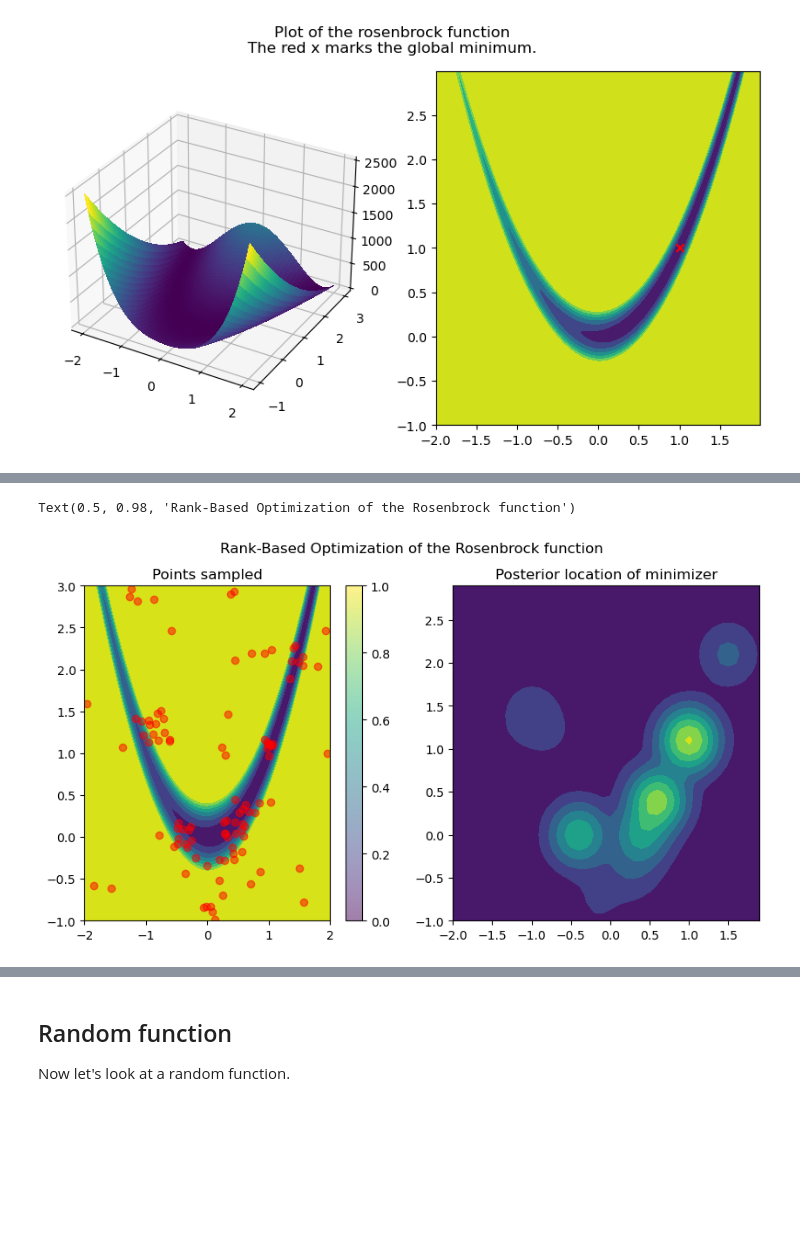
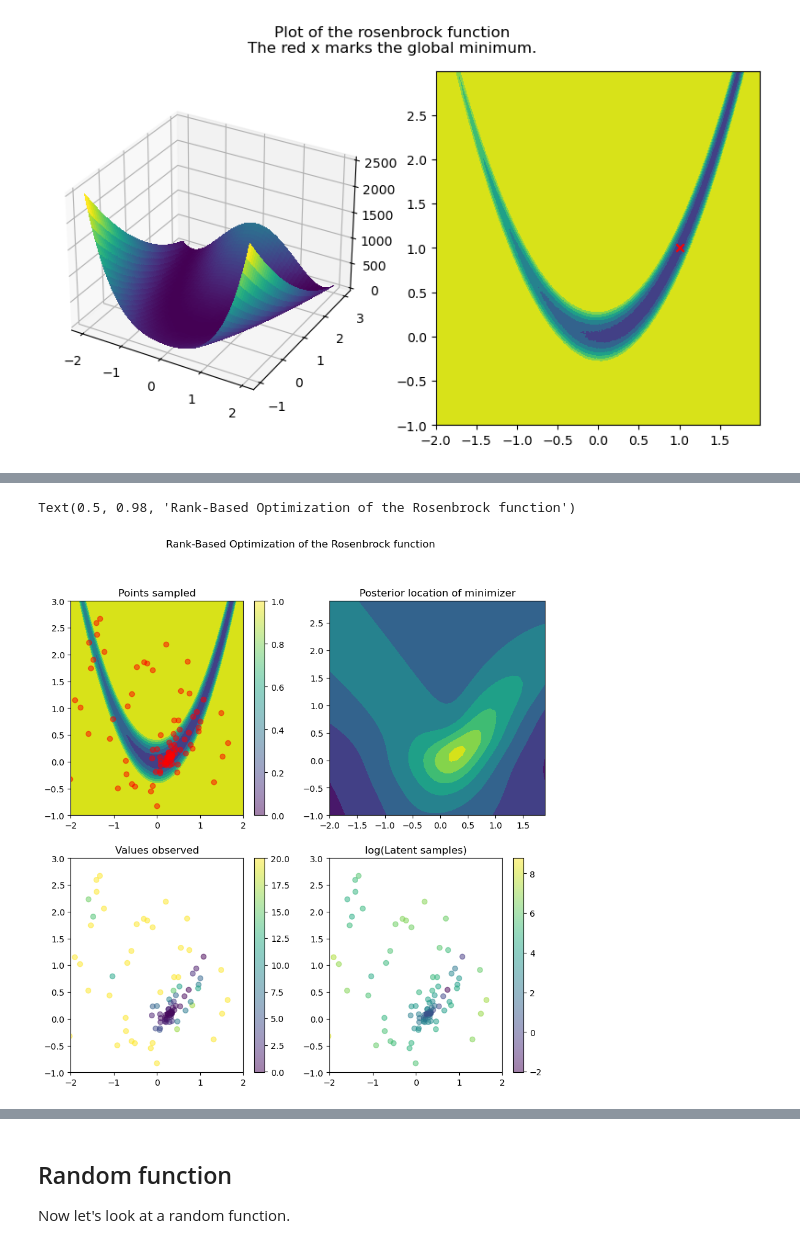
Before and after one commit to davidlibland/rank_hpo, a Jupyter notebook: notebooks/demo.ipynb, the cells around one changed output, grey strips where cells are left out. Cells and saved outputs as stored; diff of their text form; code cells hidden in the pictures; blank space fills up the shorter version.

```diff
--- a/notebooks/demo.ipynb
+++ b/notebooks/demo.ipynb
@@ -130,14 +130,14 @@ b = 100
 def rosenbrock(xy, a=a, b=b):
     x = xy[:, 0] if xy.ndim==2 else xy[0]
     y = xy[:, 1] if xy.ndim==2 else xy[1]
-    return (a-x)**2+b*(y-x**2)**2
+    return (a-x)**2+b*(y-x**2)**2+0.1*torch.randn(size=x.shape).to(x)
 # %% [markdown]
 Let's plot it:
 # %%
 # Make data.
 x, y = np.mgrid[-2:2:.01, -1:3:.01]
 pos = np.stack((x.flatten(), y.flatten()), axis=1)
-z = rosenbrock(pos).reshape(x.shape)
+z = rosenbrock(torch.tensor(pos)).reshape(x.shape)
 
 # Plot the surface.
 fig = plt.figure(figsize=(10, 5))
@@ -180,24 +185,41 @@ theta, xs, ys = optimize_function_langevin(rosenbrock,
 # %%
-fig = plt.figure(figsize=(10, 5))
-ax1 = fig.add_subplot(121)
-ax2 = fig.add_subplot(122)
+fig = plt.figure(figsize=(10, 10))
+ax1 = fig.add_subplot(221)
+ax2 = fig.add_subplot(222)
+ax3 = fig.add_subplot(223)
+ax4 = fig.add_subplot(224)
 x, y = np.mgrid[-2:2:.01, -1:3:.01]
 ax1.contourf(x, y, z.clip(max=20))
 scat = ax1.scatter(xs[:, 0].cpu(), xs[:,1].cpu(), alpha=0.5, color="red")
 fig.colorbar(scat)
 ax1.set_title("Points sampled")
 ax1.set_ylim(-1, 3)
 ax1.set_xlim(-2, 2)
 
+scat = ax3.scatter(xs[:, 0].cpu(), xs[:,1].cpu(), alpha=0.5, c=ys.cpu().clip(max=20))
+fig.colorbar(scat)
+ax3.set_ylim(-1, 3)
+ax3.set_xlim(-2, 2)
+ax3.set_title("Values observed")
+
+log_latent_samples = torch.log(latent_samples)
+log_latent_samples_scale = (log_latent_samples.max()-log_latent_samples.min())
+log_latent_samples_norm = log_latent_samples
+scat = ax4.scatter(xs[:, 0].cpu(), xs[:,1].cpu(), alpha=0.5, c=log_latent_samples_norm)
+fig.colorbar(scat)
+ax4.set_ylim(-1, 3)
+ax4.set_xlim(-2, 2)
+ax4.set_title("log(Latent samples)")
+
 # plot a heatmap of the model:
 x, y = np.mgrid[-2:2:.1, -1:3:.1]
 pos = np.stack((x.flatten(), y.flatten()), axis=1)
-ax2.contourf(x, y, np.exp(0.5*log_rho(torch.tensor(pos).to(theta), theta).detach().cpu()).reshape(x.shape))
+ax2.contourf(x, y, np.exp(0.01*log_rho(torch.tensor(pos).to(theta), theta).detach().cpu()).reshape(x.shape))
 ax2.set_title("Posterior location of minimizer")
 fig.suptitle("Rank-Based Optimization of the Rosenbrock function")
 # %% [output]
 Text(0.5, 0.98, 'Rank-Based Optimization of the Rosenbrock function')
-[figure, old version]
+[figure, new version]
 # %%
 x, y = np.mgrid[-2:2:.01, -1:3:.01]
 pos = np.stack((x.flatten(), y.flatten()), axis=1)
```
Also changed, not shown: parts of 14 cells of this notebook, 3 other files.
